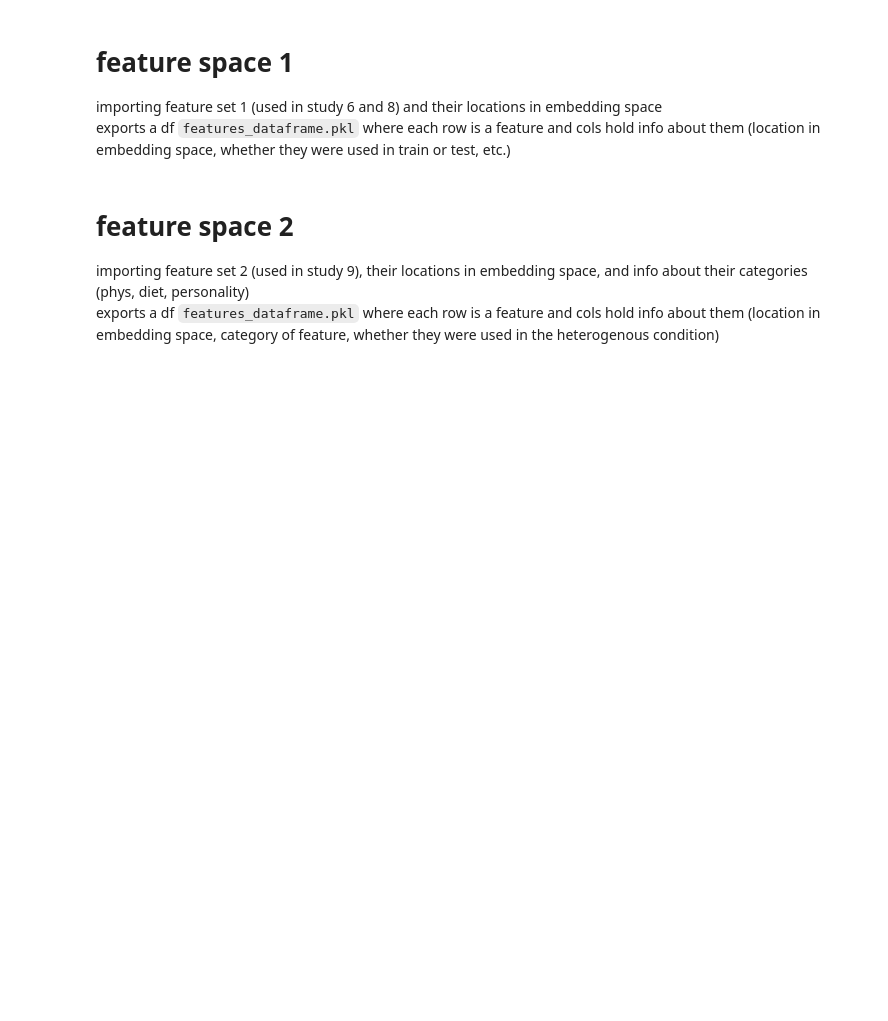
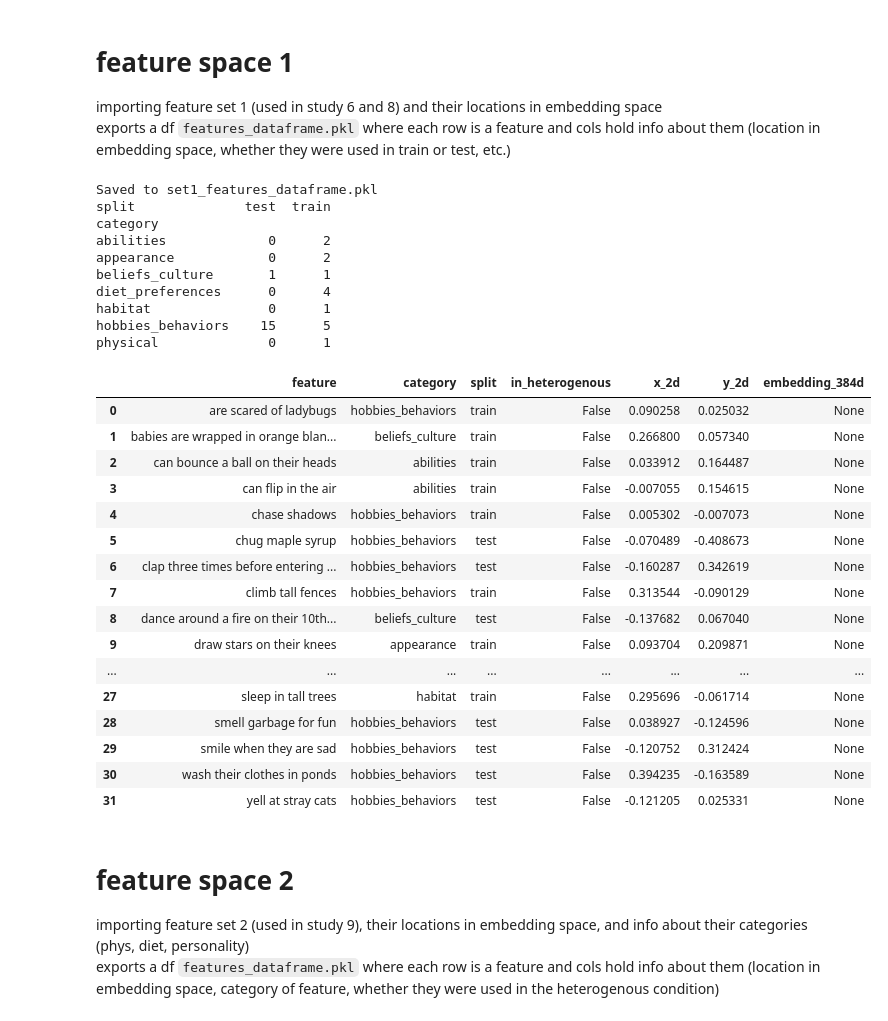
Before and after one commit to mariannazhang/compgenerics, a Jupyter notebook: model/features/feature-spaces.ipynb, the cells around one changed output. Drawn from its saved outputs; the diff is of its cells as text; code cells hidden in the pictures; blank space fills up the shorter version.

```diff
--- a/model/features/feature-spaces.ipynb
+++ b/model/features/feature-spaces.ipynb
@@ -70,6 +70,65 @@ set1_test_features_by_type = {
         "dance around a fire on their 10th birthday",
     ]
 }
+# %%
+# Build the set1 dataframe (same format as set2_features_dataframe.pkl)
+set1_cat_of, set1_split_of = {}, {}
+for cat, feats in set1_training_features_by_type.items():
+    for ft in feats:
+        set1_cat_of[ft], set1_split_of[ft] = cat, 'train'
+for cat, feats in set1_test_features_by_type.items():
+    for ft in feats:
+        set1_cat_of[ft], set1_split_of[ft] = cat, 'test'
+
+assert set(set1_cat_of) == set(set1_feature_embeddings_2d.keys())
+
+set1_features_list = sorted(set1_feature_embeddings_2d.keys())  # alphabetical, like set2
+set1_df = pd.DataFrame({
+    'feature': set1_features_list,
+    'category': [set1_cat_of[f] for f in set1_features_list],
+    'split': [set1_split_of[f] for f in set1_features_list],
+    'in_heterogenous': [False] * len(set1_features_list),  # set1 had no heterogeneous condition
+    'x_2d': np.array([set1_feature_embeddings_2d[f][0] for f in set1_features_list], dtype=np.float32),
+    'y_2d': np.array([set1_feature_embeddings_2d[f][1] for f in set1_features_list], dtype=np.float32),
+})
+# The row -> feature-name order of set1_feature_embeddings_384d.pkl is unresolved
+# (the array carries no names, and it is NOT in sorted or list order -- cross-checks
+# against the features shared with set2 rule both out). Left as None on purpose so
+# nothing downstream can silently consume misaligned vectors.
+set1_df['embedding_384d'] = None
+
+set1_df.to_pickle('set1_features_dataframe.pkl')
+print("Saved to set1_features_dataframe.pkl")
+print(pd.crosstab(set1_df['category'], set1_df['split']))
+set1_df
+# %% [output]
+Saved to set1_features_dataframe.pkl
+split              test  train
+category
+abilities             0      2
+appearance            0      2
+beliefs_culture       1      1
+diet_preferences      0      4
+habitat               0      1
+hobbies_behaviors    15      5
+physical              0      1
+|  | feature | category | split | in_heterogenous | x_2d | y_2d | embedding_384d |
+| 0 | are scared of ladybugs | hobbies_behaviors | train | False | 0.090258 | 0.025032 | None |
+| 1 | babies are wrapped in orange blan... | beliefs_culture | train | False | 0.266800 | 0.057340 | None |
+| 2 | can bounce a ball on their heads | abilities | train | False | 0.033912 | 0.164487 | None |
+| 3 | can flip in the air | abilities | train | False | -0.007055 | 0.154615 | None |
+| 4 | chase shadows | hobbies_behaviors | train | False | 0.005302 | -0.007073 | None |
+| 5 | chug maple syrup | hobbies_behaviors | test | False | -0.070489 | -0.408673 | None |
+| 6 | clap three times before entering ... | hobbies_behaviors | test | False | -0.160287 | 0.342619 | None |
+| 7 | climb tall fences | hobbies_behaviors | train | False | 0.313544 | -0.090129 | None |
+| 8 | dance around a fire on their 10th... | beliefs_culture | test | False | -0.137682 | 0.067040 | None |
+| 9 | draw stars on their knees | appearance | train | False | 0.093704 | 0.209871 | None |
+| ... | ... | ... | ... | ... | ... | ... | ... |
+| 27 | sleep in tall trees | habitat | train | False | 0.295696 | -0.061714 | None |
+| 28 | smell garbage for fun | hobbies_behaviors | test | False | 0.038927 | -0.124596 | None |
+| 29 | smile when they are sad | hobbies_behaviors | test | False | -0.120752 | 0.312424 | None |
+| 30 | wash their clothes in ponds | hobbies_behaviors | test | False | 0.394235 | -0.163589 | None |
+| 31 | yell at stray cats | hobbies_behaviors | test | False | -0.121205 | 0.025331 | None |
 # %% [markdown]
 # feature space 2
 importing feature set 2 (used in study 9), their locations in embedding space, and info about their categories (phys, diet, personality)
```
